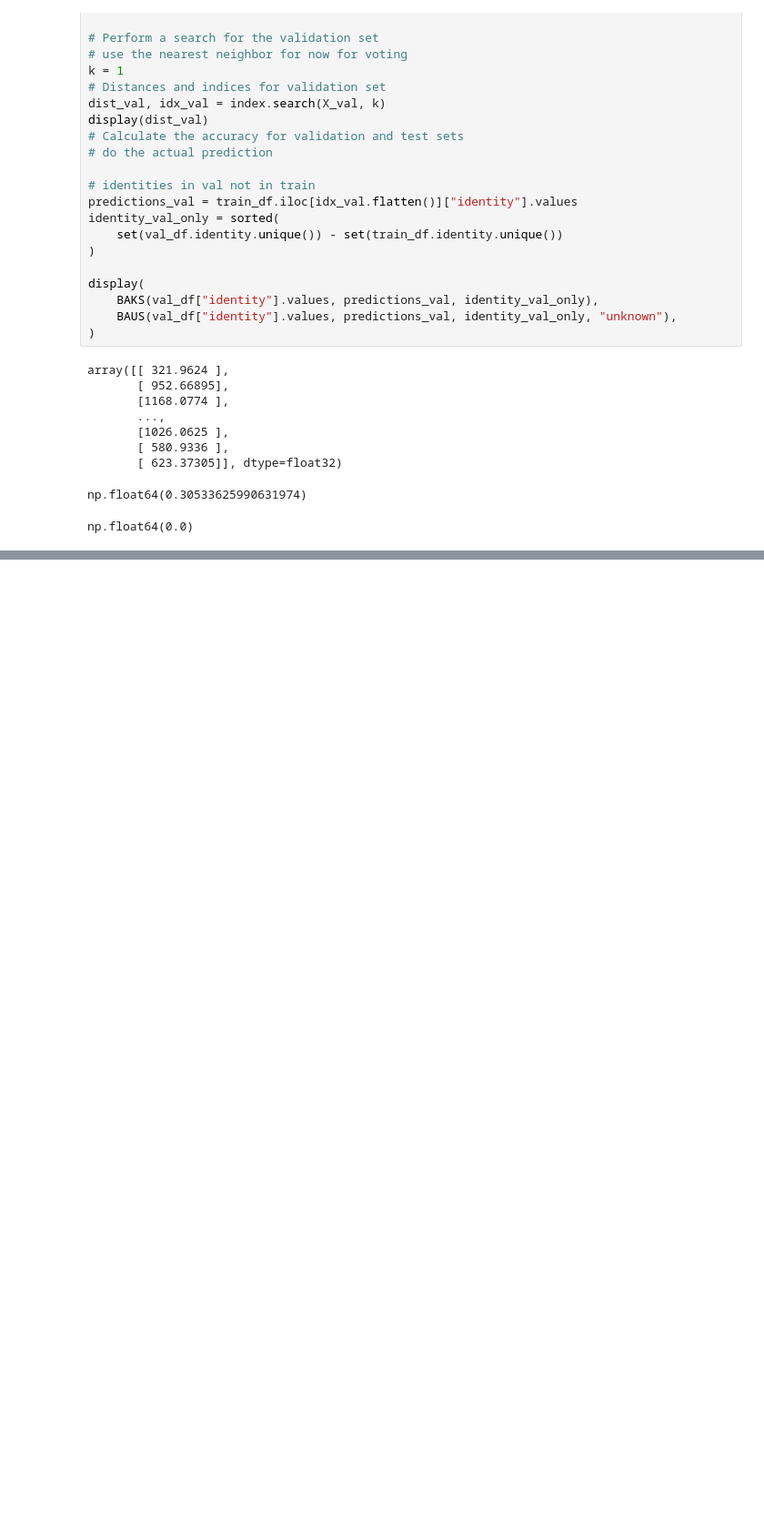
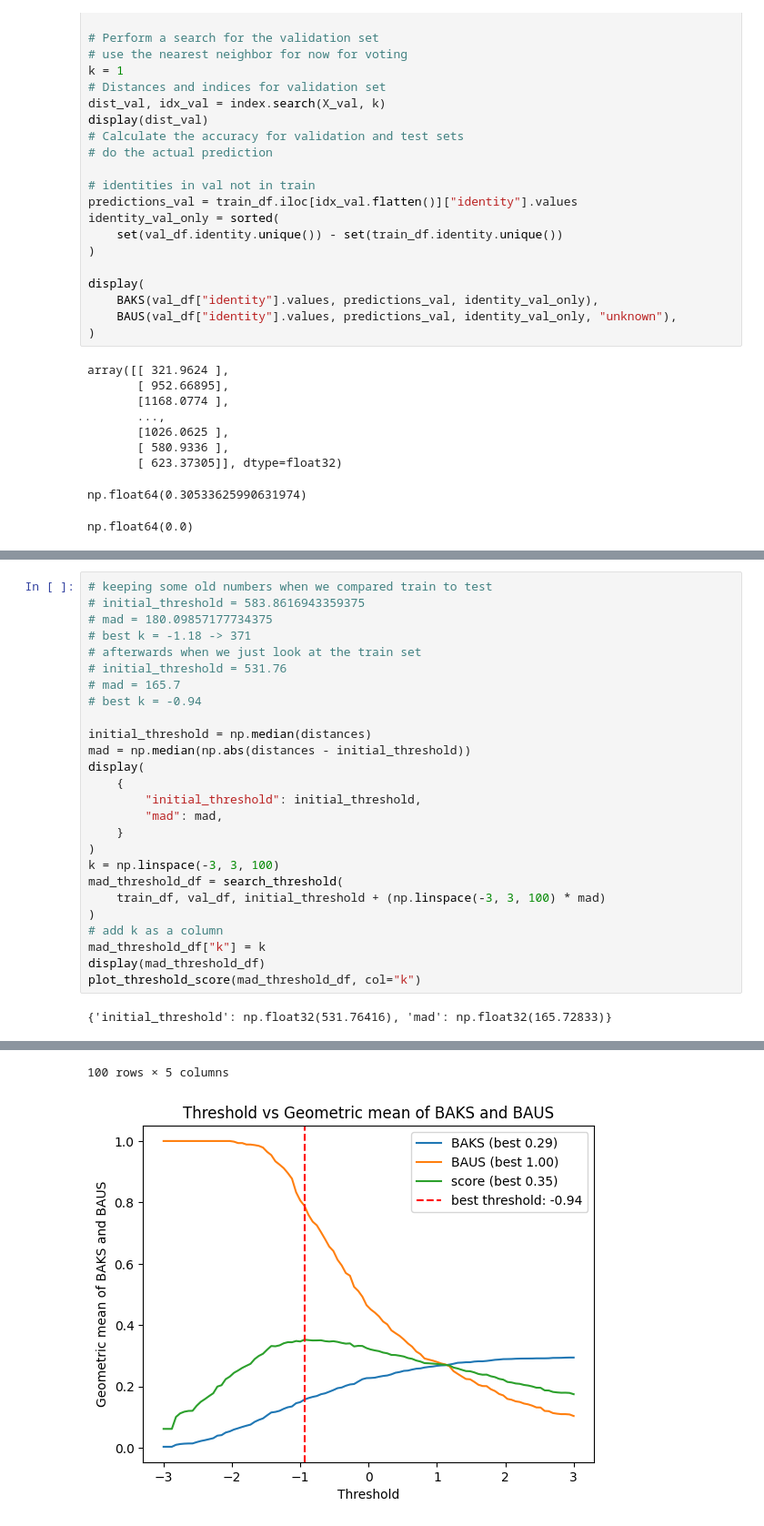
Before and after one commit to dsgt-arc/animalclef-2025, a Jupyter notebook: notebooks/modeling/20250312-01-acm-knn.ipynb, the cells around one changed output, grey strips where cells are left out. Shown at 91% size. Drawn from its saved outputs; the diff is of its cells as text; blank space fills up the shorter version.

Commit message:
Add notebook for initial baseline task

```diff
--- a/notebooks/modeling/20250312-01-acm-knn.ipynb
+++ b/notebooks/modeling/20250312-01-acm-knn.ipynb
@@ -92,0 +262,28 @@ np.float64(0.0)
+# %%
+# keeping some old numbers when we compared train to test
+# initial_threshold = 583.8616943359375
+# mad = 180.09857177734375
+# best k = -1.18 -> 371
+# afterwards when we just look at the train set
+# initial_threshold = 531.76
+# mad = 165.7
+# best k = -0.94
+
+initial_threshold = np.median(distances)
+mad = np.median(np.abs(distances - initial_threshold))
+display(
+    {
+        "initial_threshold": initial_threshold,
+        "mad": mad,
+    }
+)
+k = np.linspace(-3, 3, 100)
+mad_threshold_df = search_threshold(
+    train_df, val_df, initial_threshold + (np.linspace(-3, 3, 100) * mad)
+)
+# add k as a column
+mad_threshold_df["k"] = k
+display(mad_threshold_df)
+plot_threshold_score(mad_threshold_df, col="k")
+# %% [output]
+{'initial_threshold': np.float32(531.76416), 'mad': np.float32(165.72833)}
@@ -92,0 +302,2 @@ np.float64(0.0)
+100 rows × 5 columns
+[figure, added]
```
Also changed, not shown: parts of 18 cells of this notebook.
